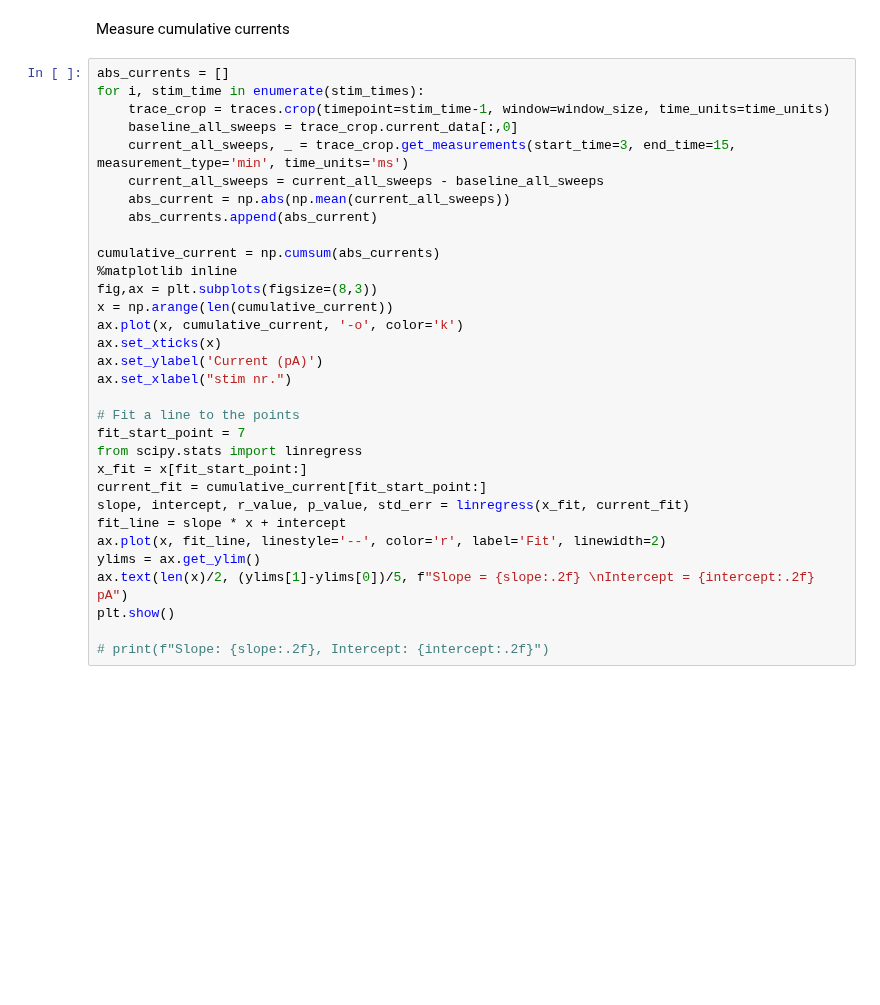
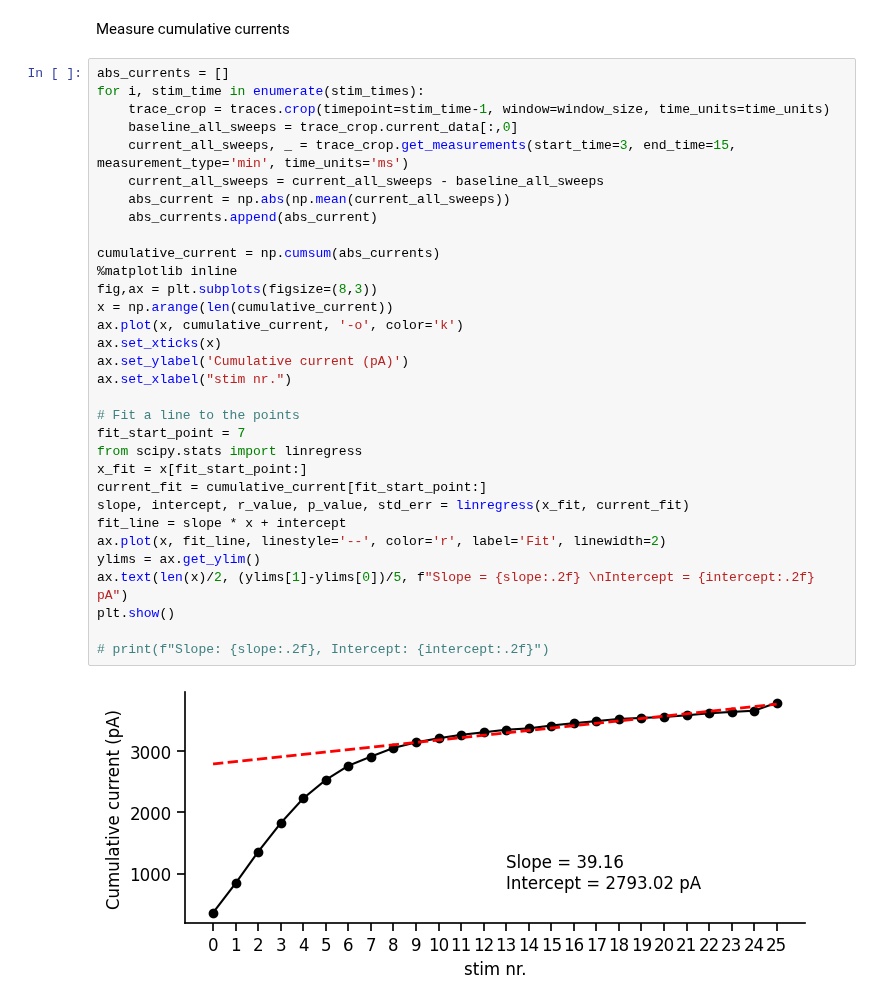
Before and after one commit to argalloni/CSHL_IonChannels2025, a Jupyter notebook: Analysis 15 - Evoked PSCs - stim train.ipynb, the cells around one changed output. Saved outputs shown, nothing was run; the diff lists cells and outputs as text; blank space fills up the shorter version.

```diff
--- a/Analysis 15 - Evoked PSCs - stim train.ipynb
+++ b/Analysis 15 - Evoked PSCs - stim train.ipynb
@@ -128,31 +161,33 @@ Measure cumulative currents
 abs_currents = []
 for i, stim_time in enumerate(stim_times):
     trace_crop = traces.crop(timepoint=stim_time-1, window=window_size, time_units=time_units)
     baseline_all_sweeps = trace_crop.current_data[:,0]
     current_all_sweeps, _ = trace_crop.get_measurements(start_time=3, end_time=15, measurement_type='min', time_units='ms')
     current_all_sweeps = current_all_sweeps - baseline_all_sweeps
     abs_current = np.abs(np.mean(current_all_sweeps))
     abs_currents.append(abs_current)
 
 cumulative_current = np.cumsum(abs_currents)
 %matplotlib inline
 fig,ax = plt.subplots(figsize=(8,3))
 x = np.arange(len(cumulative_current))
 ax.plot(x, cumulative_current, '-o', color='k')
 ax.set_xticks(x)
-ax.set_ylabel('Current (pA)')
+ax.set_ylabel('Cumulative current (pA)')
 ax.set_xlabel("stim nr.")
 
 # Fit a line to the points
 fit_start_point = 7
 from scipy.stats import linregress
 x_fit = x[fit_start_point:]
 current_fit = cumulative_current[fit_start_point:]
 slope, intercept, r_value, p_value, std_err = linregress(x_fit, current_fit)
 fit_line = slope * x + intercept
 ax.plot(x, fit_line, linestyle='--', color='r', label='Fit', linewidth=2)
 ylims = ax.get_ylim()
 ax.text(len(x)/2, (ylims[1]-ylims[0])/5, f"Slope = {slope:.2f} \nIntercept = {intercept:.2f} pA")
 plt.show()
 
 # print(f"Slope: {slope:.2f}, Intercept: {intercept:.2f}")
+# %% [output]
+[figure, added]
```
Also changed, not shown: parts of 7 cells of this notebook, 5 other files.
